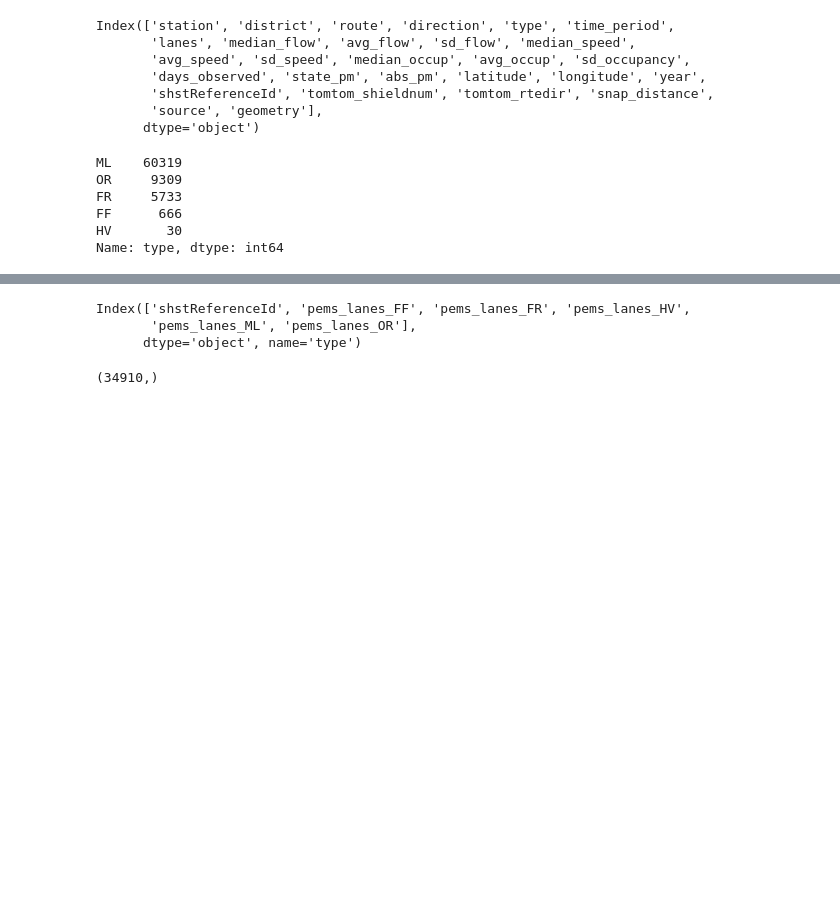
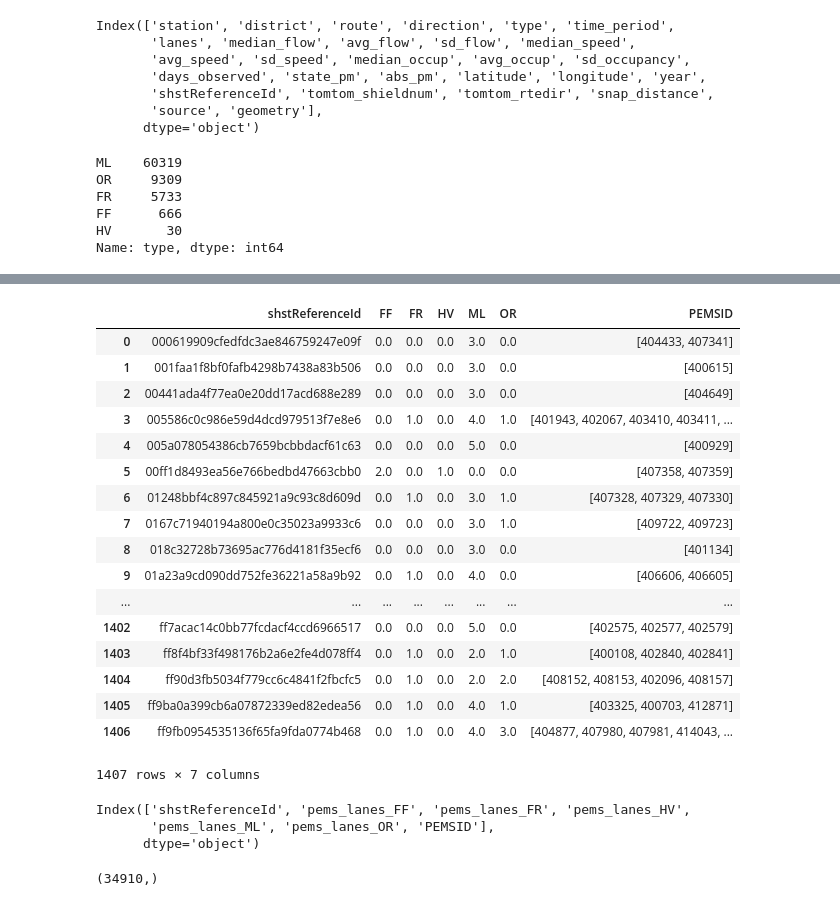
Before and after one commit to BayAreaMetro/travel-model-two-networks, a Jupyter notebook: notebooks/pipeline/step4_conflate_with_third_party.ipynb, the cells around one changed output, grey strips where cells are left out. Cells and saved outputs as stored; diff of their text form; code cells hidden in the pictures; blank space fills up the shorter version.

```diff
--- a/notebooks/pipeline/step4_conflate_with_third_party.ipynb
+++ b/notebooks/pipeline/step4_conflate_with_third_party.ipynb
@@ -835,3 +1056,15 @@ pems_lanes_df = pems_match_gdf[(pems_match_gdf.year.isin([2014,2015,2016]))].gro
 )["station"].count().sort_values(ascending = False).reset_index().drop_duplicates(subset = ['shstReferenceId', 'type'])
 
 pems_lanes_df = pems_lanes_df.pivot_table(index = ["shstReferenceId"], values = "lanes", columns = "type").fillna(0).reset_index()
+# %%
+link_pems_df = pems_match_gdf[(pems_match_gdf.year.isin([2014,2015,2016]))].drop_duplicates(
+    subset = ["shstReferenceId", "station"]).groupby(
+    ["shstReferenceId"]
+)["station"].apply(list).reset_index().rename(columns = {"station" : "PEMSID"})
+
+pems_lanes_df = pd.merge(
+    pems_lanes_df,
+    link_pems_df,
+    how = "left",
+    on = "shstReferenceId"
+)
@@ -838,3 +1092,24 @@ pems_lanes_df = pems_lanes_df.pivot_table(index = ["shstReferenceId"], values =
+# %%
+pems_lanes_df
+# %% [output]
+|  | shstReferenceId | FF | FR | HV | ML | OR | PEMSID |
+| 0 | 000619909cfedfdc3ae846759247e09f | 0.0 | 0.0 | 0.0 | 3.0 | 0.0 | [404433, 407341] |
+| 1 | 001faa1f8bf0fafb4298b7438a83b506 | 0.0 | 0.0 | 0.0 | 3.0 | 0.0 | [400615] |
+| 2 | 00441ada4f77ea0e20dd17acd688e289 | 0.0 | 0.0 | 0.0 | 3.0 | 0.0 | [404649] |
+| 3 | 005586c0c986e59d4dcd979513f7e8e6 | 0.0 | 1.0 | 0.0 | 4.0 | 1.0 | [401943, 402067, 403410, 403411, ... |
+| 4 | 005a078054386cb7659bcbbdacf61c63 | 0.0 | 0.0 | 0.0 | 5.0 | 0.0 | [400929] |
+| 5 | 00ff1d8493ea56e766bedbd47663cbb0 | 2.0 | 0.0 | 1.0 | 0.0 | 0.0 | [407358, 407359] |
+| 6 | 01248bbf4c897c845921a9c93c8d609d | 0.0 | 1.0 | 0.0 | 3.0 | 1.0 | [407328, 407329, 407330] |
+| 7 | 0167c71940194a800e0c35023a9933c6 | 0.0 | 0.0 | 0.0 | 3.0 | 1.0 | [409722, 409723] |
+| 8 | 018c32728b73695ac776d4181f35ecf6 | 0.0 | 0.0 | 0.0 | 3.0 | 0.0 | [401134] |
+| 9 | 01a23a9cd090dd752fe36221a58a9b92 | 0.0 | 1.0 | 0.0 | 4.0 | 0.0 | [406606, 406605] |
+| ... | ... | ... | ... | ... | ... | ... | ... |
+| 1402 | ff7acac14c0bb77fcdacf4ccd6966517 | 0.0 | 0.0 | 0.0 | 5.0 | 0.0 | [402575, 402577, 402579] |
+| 1403 | ff8f4bf33f498176b2a6e2fe4d078ff4 | 0.0 | 1.0 | 0.0 | 2.0 | 1.0 | [400108, 402840, 402841] |
+| 1404 | ff90d3fb5034f779cc6c4841f2fbcfc5 | 0.0 | 1.0 | 0.0 | 2.0 | 2.0 | [408152, 408153, 402096, 408157] |
+| 1405 | ff9ba0a399cb6a07872339ed82edea56 | 0.0 | 1.0 | 0.0 | 4.0 | 1.0 | [403325, 400703, 412871] |
+| 1406 | ff9fb0954535136f65fa9fda0774b468 | 0.0 | 1.0 | 0.0 | 4.0 | 3.0 | [404877, 407980, 407981, 414043, ... |
+1407 rows × 7 columns
 # %%
 # join match result with source data
 
@@ -902,8 +1177,8 @@ pems_lanes_df.rename(columns = {"FF" : "pems_lanes_FF", "FR" : "pems_lanes_FR",
 pems_lanes_df.columns
 # %% [output]
 Index(['shstReferenceId', 'pems_lanes_FF', 'pems_lanes_FR', 'pems_lanes_HV',
-       'pems_lanes_ML', 'pems_lanes_OR'],
-      dtype='object', name='type')
+       'pems_lanes_ML', 'pems_lanes_OR', 'PEMSID'],
+      dtype='object')
 # %%
 unique_sfcta_match_gdf.shstReferenceId.shape
 # %% [output]
```
Also changed, not shown: parts of 39 cells of this notebook, 11 other files.
